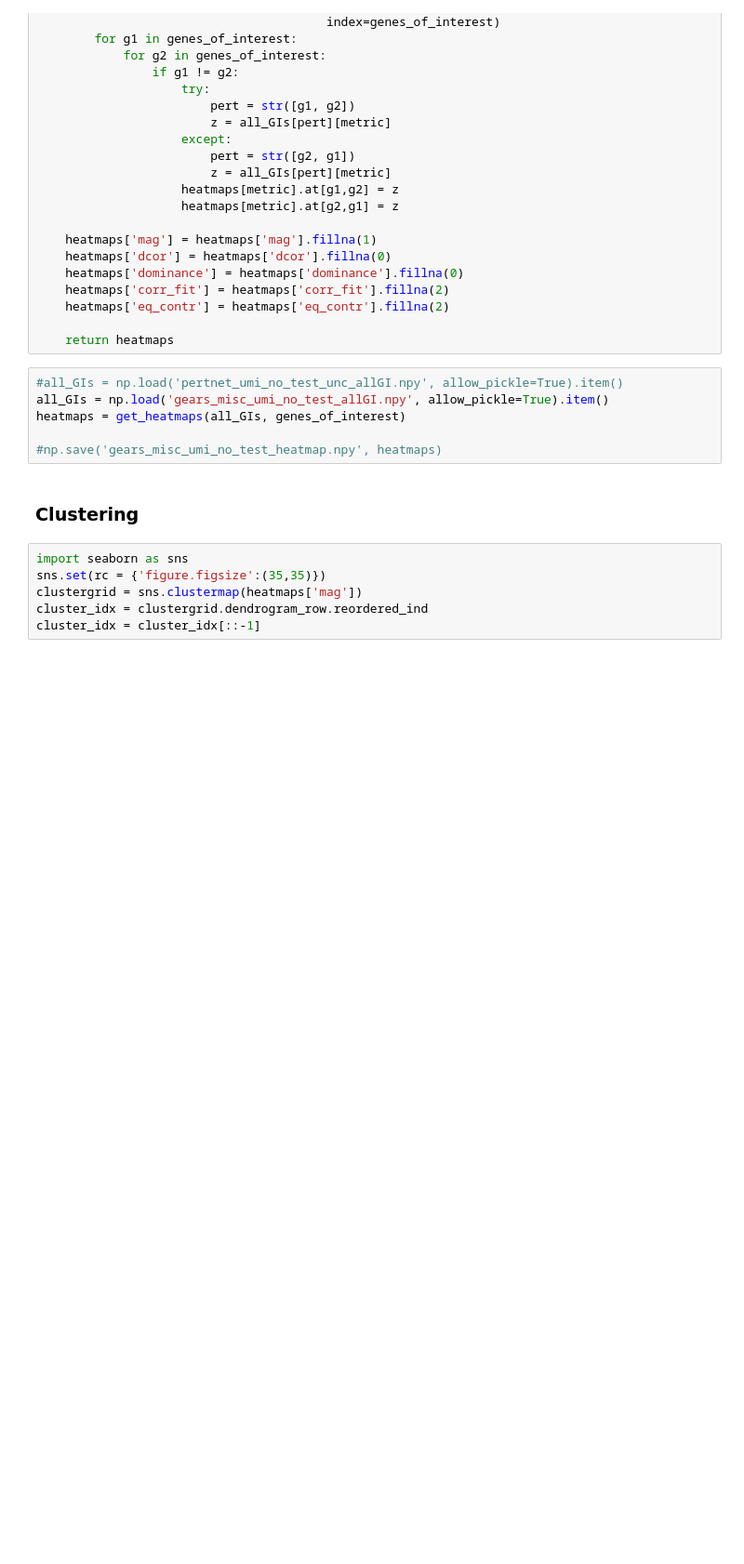
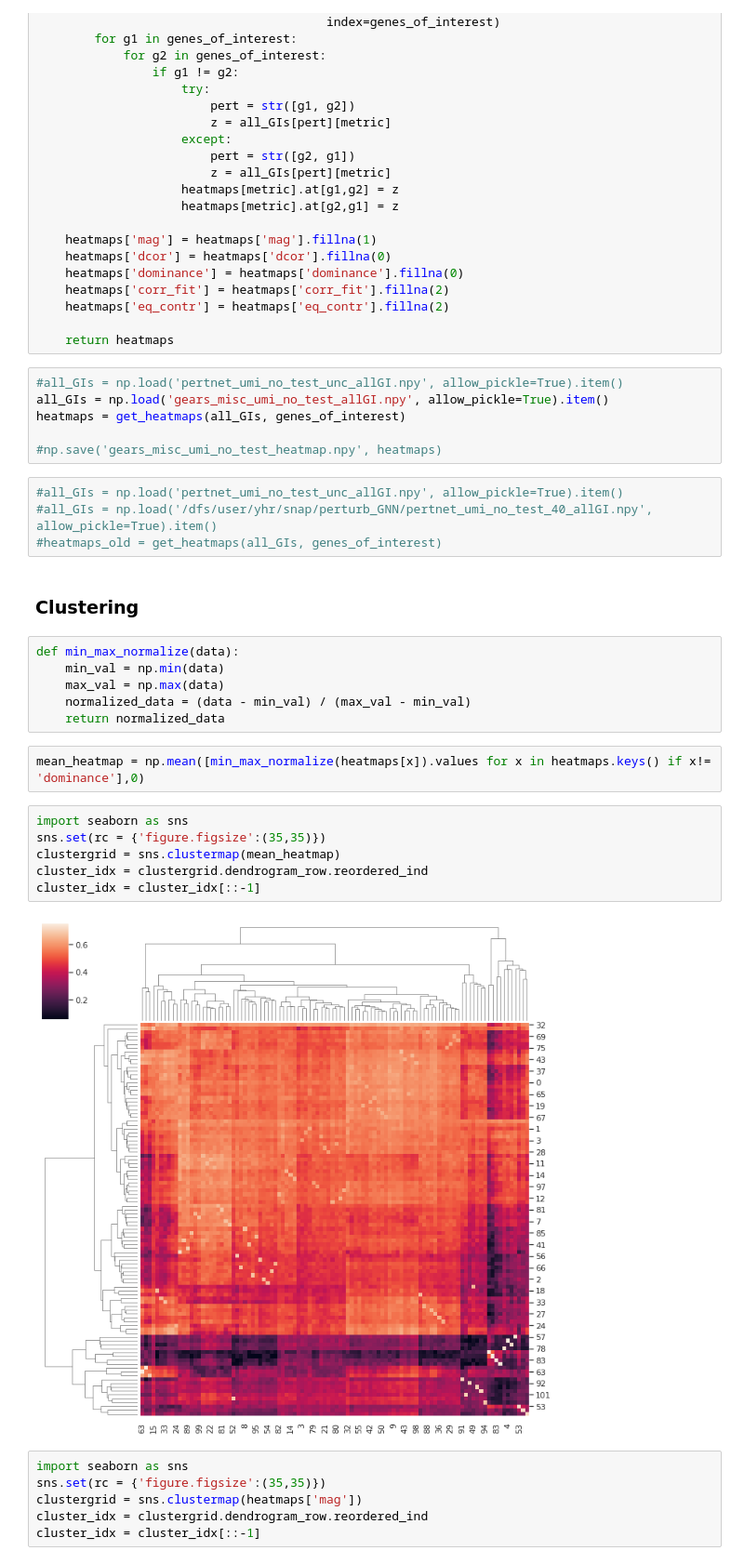
Before and after one commit to yhr91/GEARS_misc, a Jupyter notebook: paper/Fig5b.ipynb, the cells around one changed output. Shown at 93% size. Cells and saved outputs as stored; diff of their text form; blank space fills up the shorter version.

```diff
--- a/paper/Fig5b.ipynb
+++ b/paper/Fig5b.ipynb
@@ -97,8 +108,28 @@ all_GIs = np.load('gears_misc_umi_no_test_allGI.npy', allow_pickle=True).item()
 heatmaps = get_heatmaps(all_GIs, genes_of_interest)
 
 #np.save('gears_misc_umi_no_test_heatmap.npy', heatmaps)
+# %%
+#all_GIs = np.load('pertnet_umi_no_test_unc_allGI.npy', allow_pickle=True).item()
+#all_GIs = np.load('/dfs/user/yhr/snap/perturb_GNN/pertnet_umi_no_test_40_allGI.npy', allow_pickle=True).item()
+#heatmaps_old = get_heatmaps(all_GIs, genes_of_interest)
 # %% [markdown]
 ### Clustering
+# %%
+def min_max_normalize(data):
+    min_val = np.min(data)
+    max_val = np.max(data)
+    normalized_data = (data - min_val) / (max_val - min_val)
+    return normalized_data
+# %%
+mean_heatmap = np.mean([min_max_normalize(heatmaps[x]).values for x in heatmaps.keys() if x!= 'dominance'],0)
+# %%
+import seaborn as sns
+sns.set(rc = {'figure.figsize':(35,35)})
+clustergrid = sns.clustermap(mean_heatmap)
+cluster_idx = clustergrid.dendrogram_row.reordered_ind
+cluster_idx = cluster_idx[::-1]
+# %% [output]
+[figure, added]
 # %%
 import seaborn as sns
 sns.set(rc = {'figure.figsize':(35,35)})
```
Also changed, not shown: parts of 11 cells of this notebook, 12 other files.
